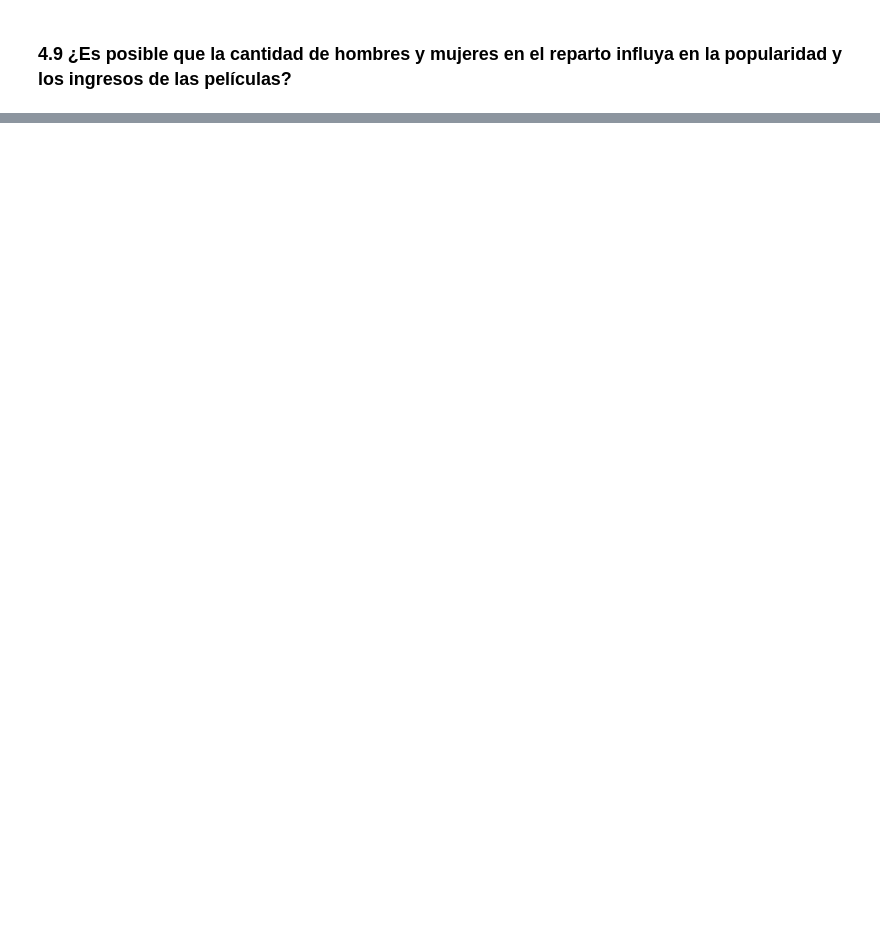
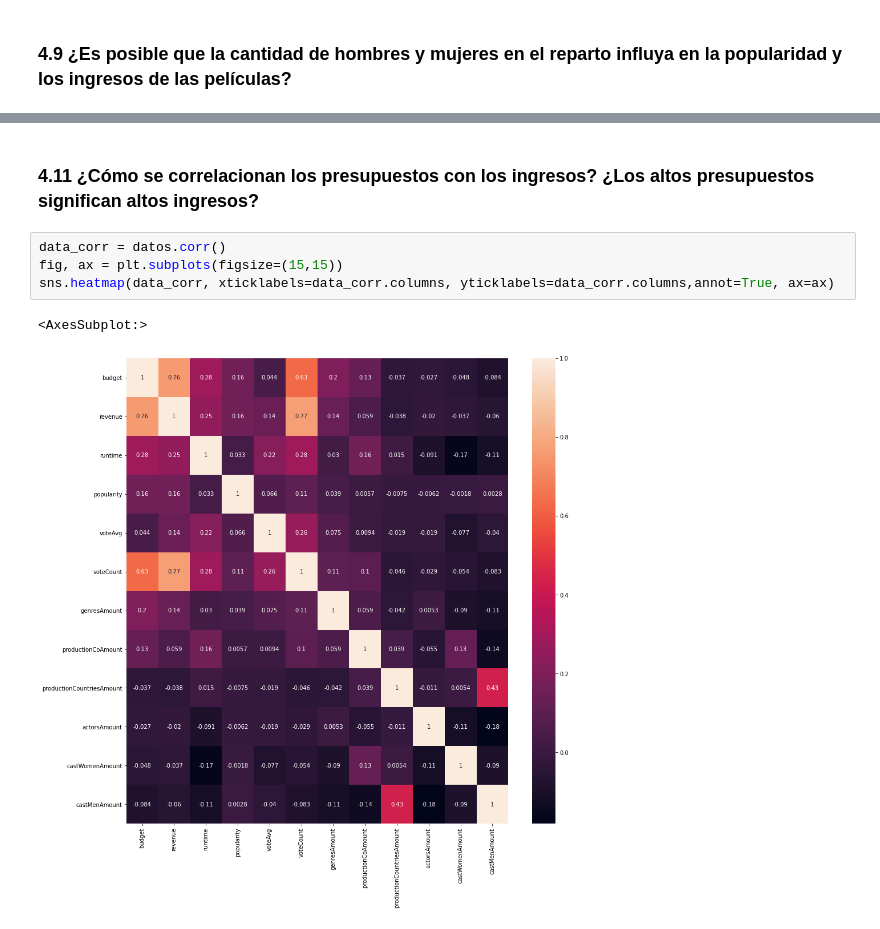
Before and after one commit to Carlos21122000/Analisis-Exploratorio, a Jupyter notebook: Hoja de Trabajo 1.ipynb, the cells around one changed output, grey strips where cells are left out. Cells and saved outputs as stored; diff of their text form; blank space fills up the shorter version.

```diff
--- a/Hoja de Trabajo 1.ipynb
+++ b/Hoja de Trabajo 1.ipynb
@@ -310,0 +506,9 @@ plt.xlabel('Years',fontsize=30)
+# %% [markdown]
+### 4.11 ¿Cómo  se  correlacionan  los  presupuestos  con  los  ingresos?  ¿Los  altos presupuestos significan altos ingresos?
+# %%
+data_corr = datos.corr()
+fig, ax = plt.subplots(figsize=(15,15))
+sns.heatmap(data_corr, xticklabels=data_corr.columns, yticklabels=data_corr.columns,annot=True, ax=ax)
+# %% [output]
+<AxesSubplot:>
+[figure, added]
```
Also changed, not shown: parts of 44 cells of this notebook.
